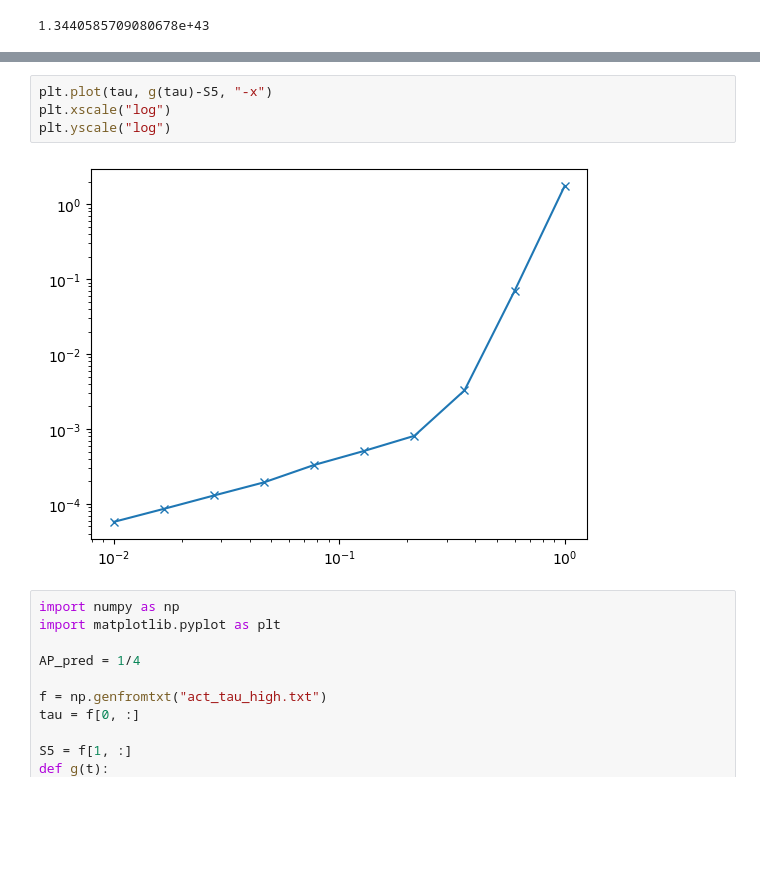
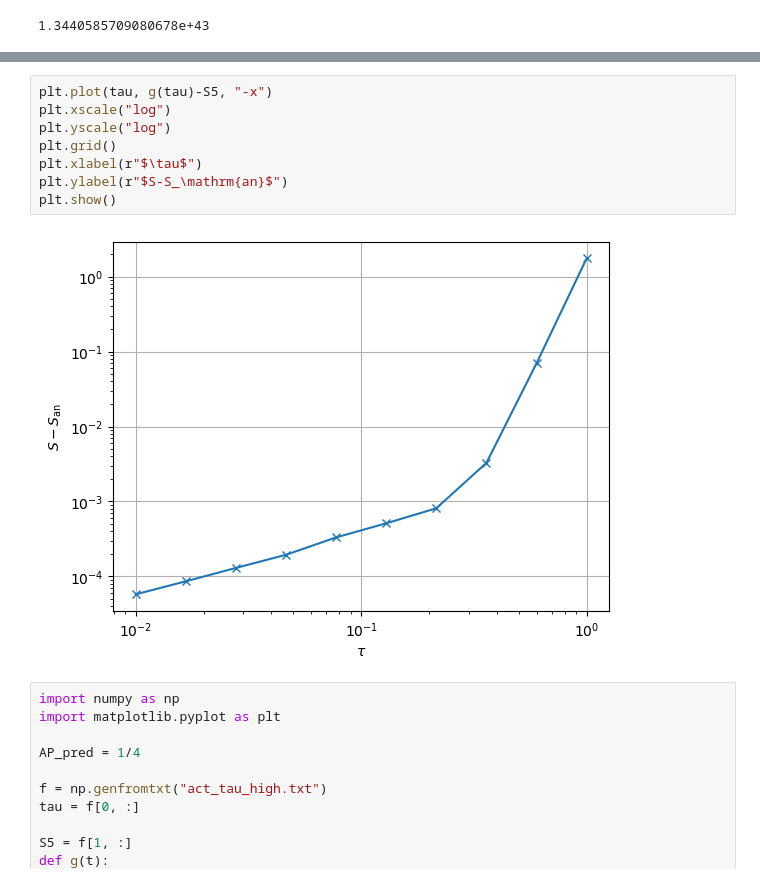
Before and after one commit to larstors/Internship, a Jupyter notebook: numerics/testing.ipynb, the cells around one changed output, grey strips where cells are left out. Saved outputs shown, nothing was run; the diff lists cells and outputs as text; blank space fills up the shorter version.

```diff
--- a/numerics/testing.ipynb
+++ b/numerics/testing.ipynb
@@ -125,9 +129,13 @@ plt.xscale("log")
 # %%
 plt.plot(tau, g(tau)-S5, "-x")
 plt.xscale("log")
 plt.yscale("log")
+plt.grid()
+plt.xlabel(r"$\tau$")
+plt.ylabel(r"$S-S_\mathrm{an}$")
+plt.show()
 # %% [output]
-[figure, old version]
+[figure, new version]
 # %%
 import numpy as np
 import matplotlib.pyplot as plt
```
Also changed, not shown: parts of 2 cells of this notebook, 2 other files.
